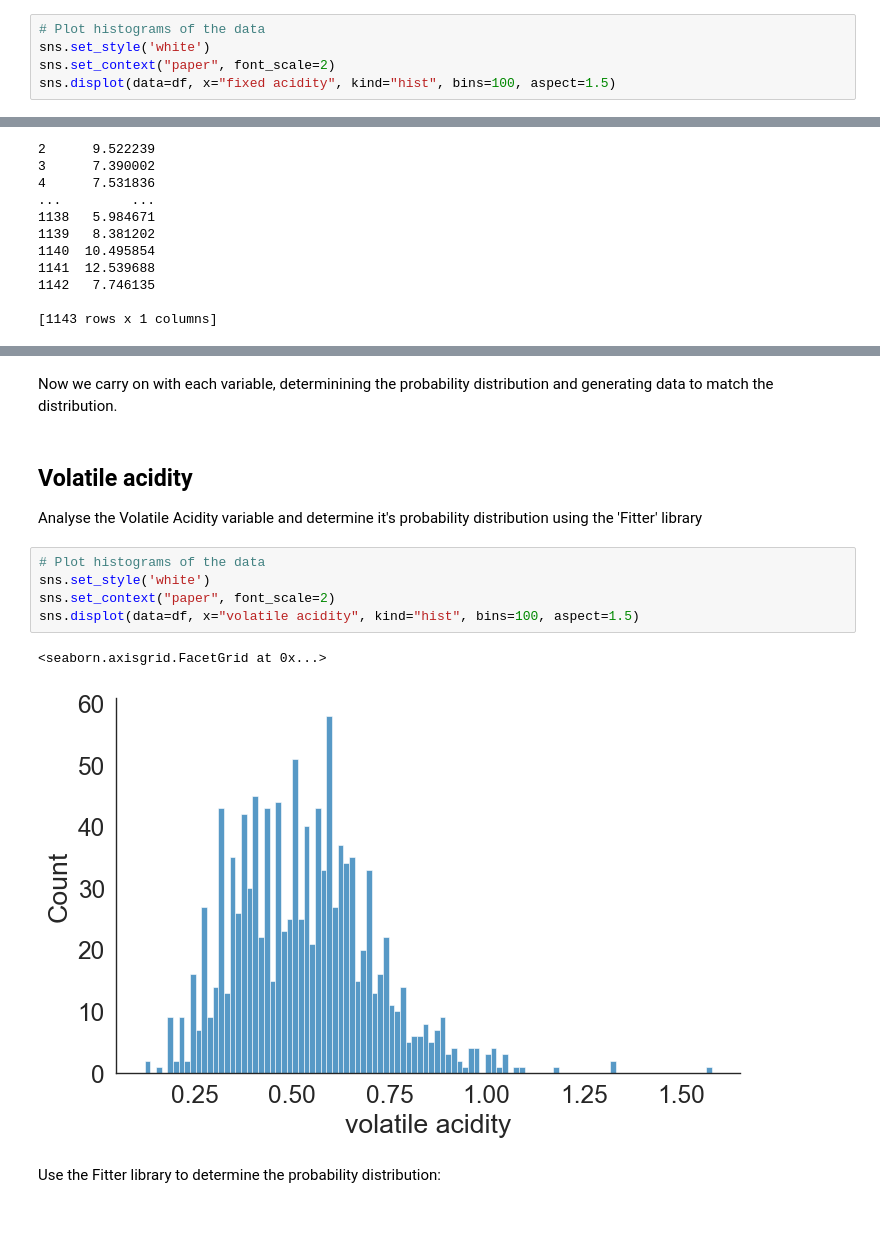
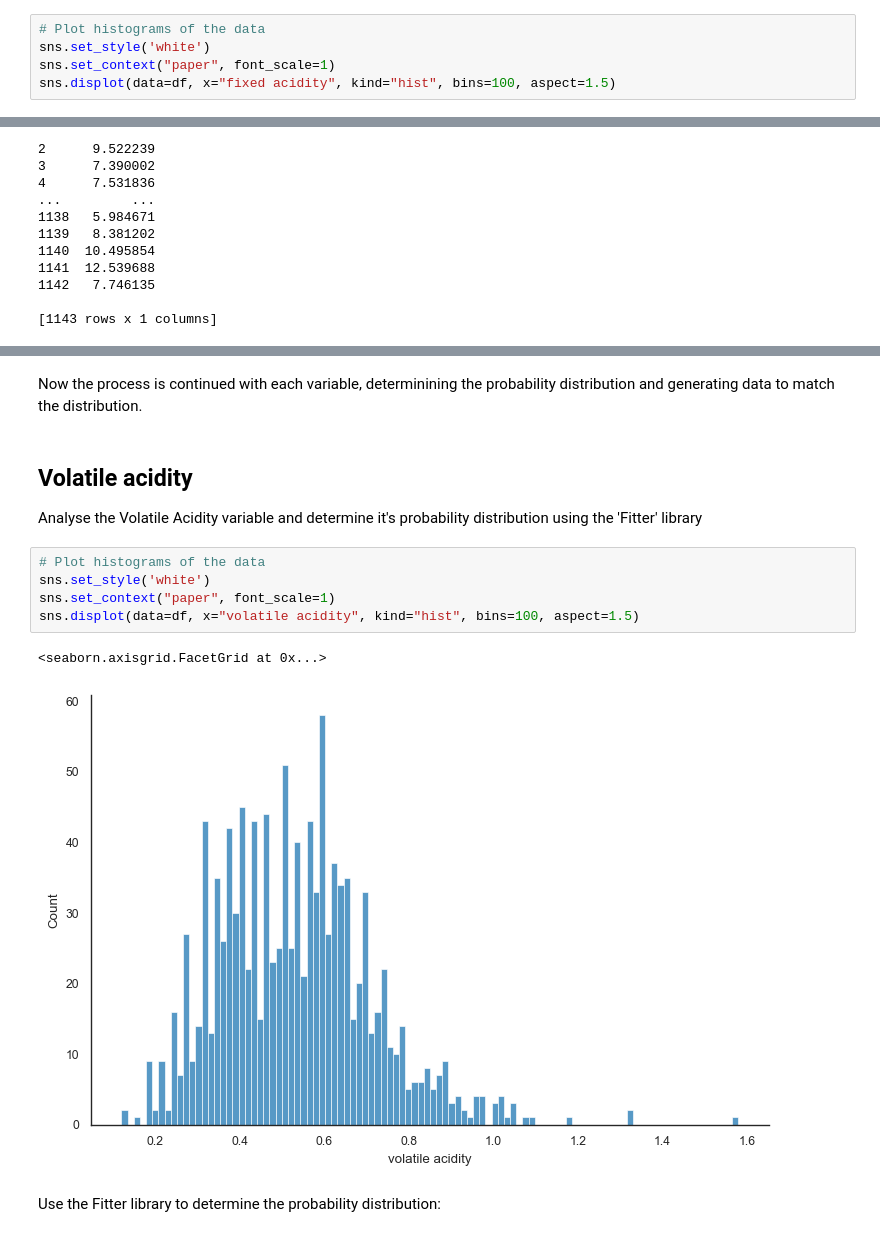
Before and after one commit to fabiofabrizi/PfDA_Project, a Jupyter notebook: PfDA_Project_Notebook.ipynb, the cells around one changed output, grey strips where cells are left out. Cells and saved outputs as stored; diff of their text form.

```diff
--- a/PfDA_Project_Notebook.ipynb
+++ b/PfDA_Project_Notebook.ipynb
@@ -257,7 +270,7 @@ Analyse the *fixed acidity* variable and determine it's probability distribution
 # %%
 # Plot histograms of the data
 sns.set_style('white')
-sns.set_context("paper", font_scale=2)
+sns.set_context("paper", font_scale=1)
 sns.displot(data=df, x="fixed acidity", kind="hist", bins=100, aspect=1.5)
 # %% [output]
 <seaborn.axisgrid.FacetGrid at 0x...>
@@ -394,7 +413,7 @@ print(df2)
 
 [1143 rows x 1 columns]
 # %% [markdown]
-Now we carry on with each variable, determinining the probability distribution and generating data to match the distribution.
+Now the process is continued with each variable, determinining the probability distribution and generating data to match the distribution.
 # %% [markdown]
 ## Volatile acidity
 
@@ -402,11 +421,11 @@ Analyse the Volatile Acidity variable and determine it's probability distributio
 # %%
 # Plot histograms of the data
 sns.set_style('white')
-sns.set_context("paper", font_scale=2)
+sns.set_context("paper", font_scale=1)
 sns.displot(data=df, x="volatile acidity", kind="hist", bins=100, aspect=1.5)
 # %% [output]
 <seaborn.axisgrid.FacetGrid at 0x...>
-[figure, old version]
+[figure, new version]
 # %% [markdown]
 Use the Fitter library to determine the probability distribution:
 # %%
```
Also changed, not shown: parts of 26 cells of this notebook.
